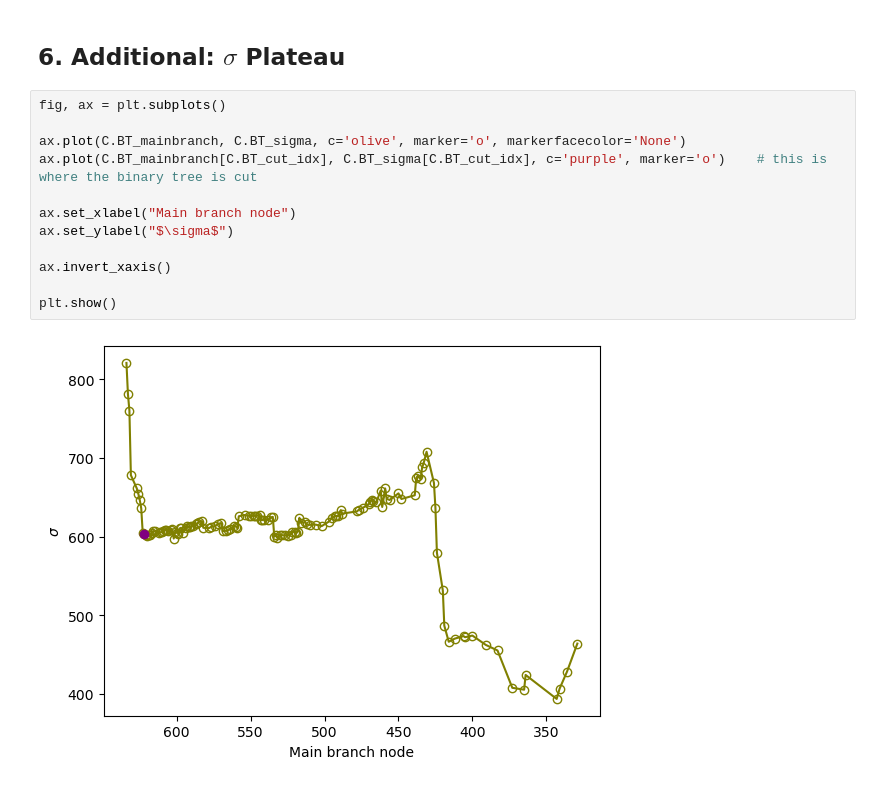
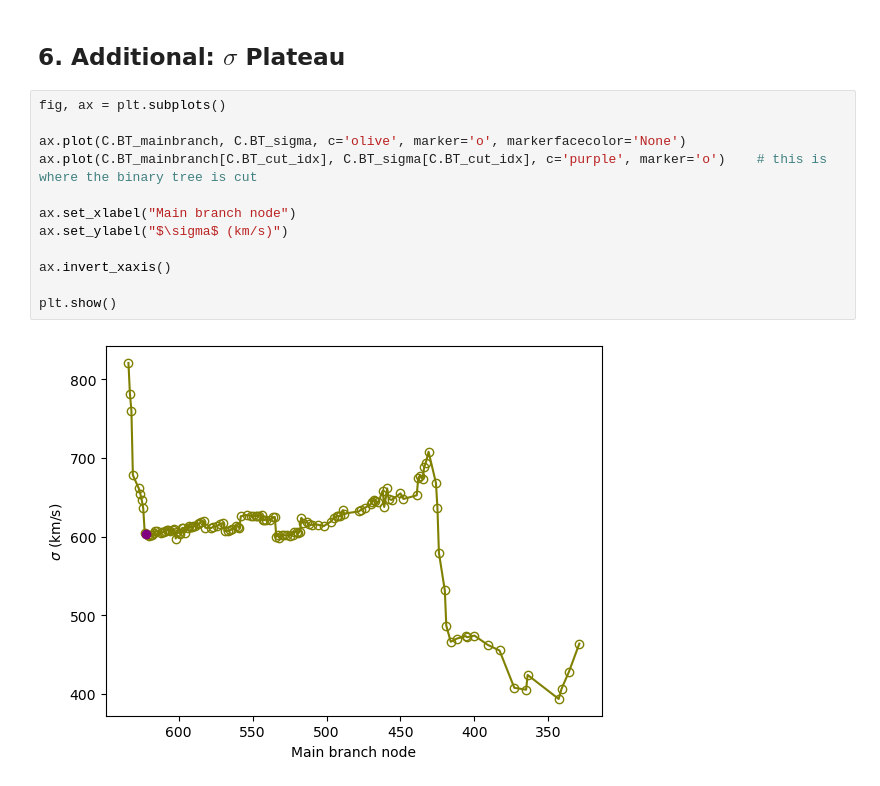
Before and after one commit to woodykang/CausticSNUpy, a Jupyter notebook: example.ipynb, the cells around one changed output. Saved outputs shown, nothing was run; the diff lists cells and outputs as text.

```diff
--- a/example.ipynb
+++ b/example.ipynb
@@ -91,14 +91,14 @@ C.create_member_list('member_list.txt')     # create file as member_list.txt in
 # %%
 fig, ax = plt.subplots()
 
 ax.plot(C.BT_mainbranch, C.BT_sigma, c='olive', marker='o', markerfacecolor='None')
 ax.plot(C.BT_mainbranch[C.BT_cut_idx], C.BT_sigma[C.BT_cut_idx], c='purple', marker='o')    # this is where the binary tree is cut
 
 ax.set_xlabel("Main branch node")
-ax.set_ylabel("$\sigma$")
+ax.set_ylabel("$\sigma$ (km/s)")
 
 ax.invert_xaxis()
 
 plt.show()
 # %% [output]
-[figure, old version]
+[figure, new version]
```
Also changed, not shown: parts of 2 cells of this notebook.
